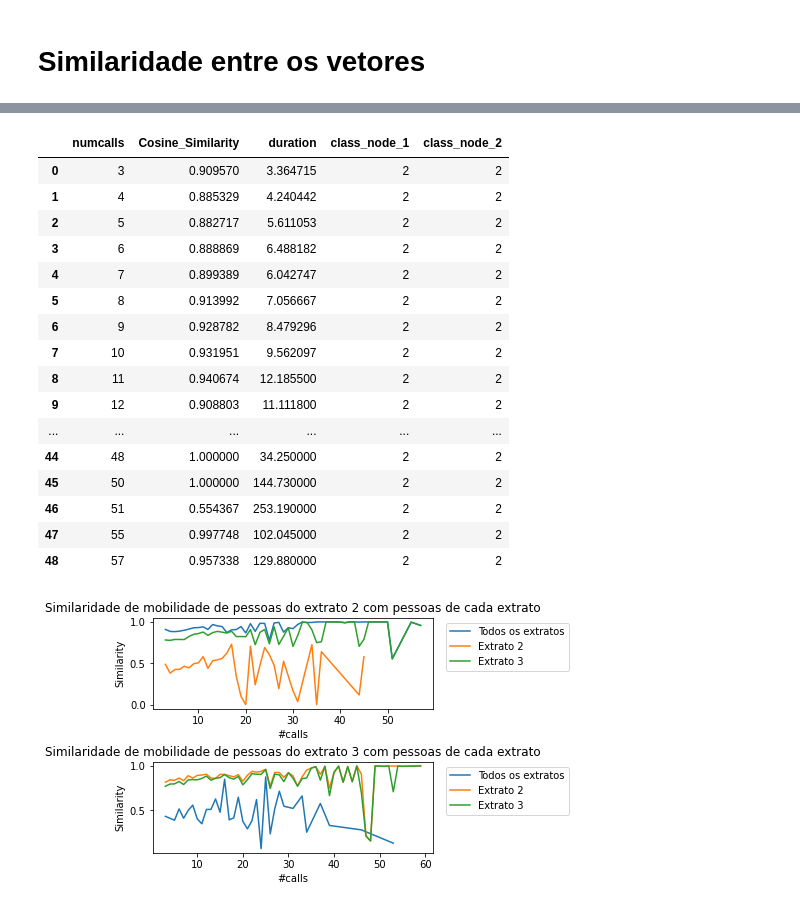
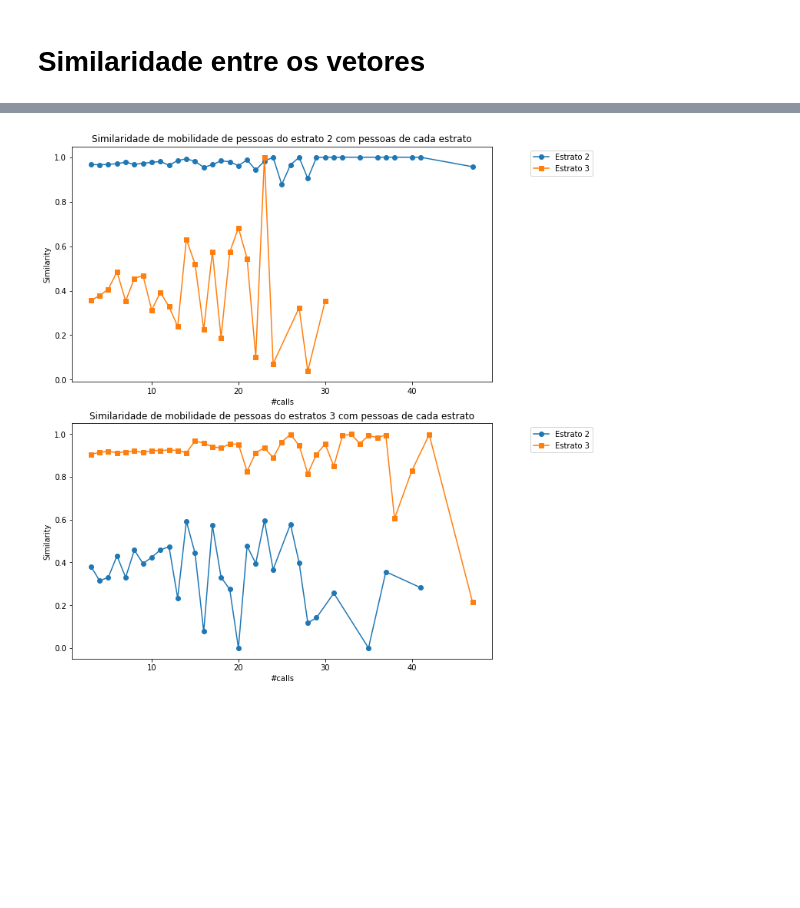
Before and after one commit to ghmc91/Projeto_Mestrado, a Jupyter notebook: Location_Matrix.ipynb, the cells around one changed output, grey strips where cells are left out. Saved outputs shown, nothing was run; the diff lists cells and outputs as text; code cells hidden in the pictures; blank space fills up the shorter version.

```diff
--- a/Location_Matrix.ipynb
+++ b/Location_Matrix.ipynb
@@ -168,12 +126,14 @@ df_3_and_2 = df_similarity_num_calls.loc[(df_similarity_num_calls['class_node_1'
                                          (df_similarity_num_calls['class_node_2'] == 2)]
 df_3_and_3 = df_similarity_num_calls.loc[(df_similarity_num_calls['class_node_1'] == 3) &
                                          (df_similarity_num_calls['class_node_2'] == 3)]
+# %%
+G = nx.read_gml('/home/gustavo/Desktop/Mestrado/mestrado_dados/Redes/redes_sjdr/sjdr_social_directed_no_null_outdegree_with_class.gml')
 # %%
 def sort_dataframes(dfs):
     new_df = []
     for df in dfs:
-        df = df.groupby(['Cosine_Similarity','numcalls']).first().reset_index()
-        df = df.sort_values(by=['numcalls', 'Cosine_Similarity'])
+        #df = df.groupby(['Cosine_Similarity','num_calls']).first().reset_index()
+        df = df.sort_values(by=['num_calls', 'Cosine_Similarity'])
         new_df.append(df)
     return new_df
 df = sort_dataframes([df_2_and_2,df_2_and_3,df_2_and_all,df_3_and_2, df_3_and_3, df_3_and_all])
@@ -180,69 +155,57 @@ df = sort_dataframes([df_2_and_2,df_2_and_3,df_2_and_all,df_3_and_2, df_3_and_3,
+# %%
+for d in df:
+    d['Reciprocity'] = ''
+    for n, i in zip(d['Node_1'], d.index):
+        d.at[i, 'Reciprocity'] = nx.reciprocity(G, n)
 # %%
 df_new = []
 for d in df:
-    df_new.append(d.groupby('numcalls').mean().reset_index())
+    #d = d[['num_calls', 'Cosine_Similarity']]
+    d['Reciprocity'] = pd.to_numeric(d['Reciprocity'])
+    df_new.append(d.groupby(['num_calls'])[['Cosine_Similarity', 'Reciprocity']].mean().reset_index())
-# %%
-df_new[0]
-# %% [output]
-|  | numcalls | Cosine_Similarity | duration | class_node_1 | class_node_2 |
-| 0 | 3 | 0.909570 | 3.364715 | 2 | 2 |
-| 1 | 4 | 0.885329 | 4.240442 | 2 | 2 |
-| 2 | 5 | 0.882717 | 5.611053 | 2 | 2 |
-| 3 | 6 | 0.888869 | 6.488182 | 2 | 2 |
-| 4 | 7 | 0.899389 | 6.042747 | 2 | 2 |
-| 5 | 8 | 0.913992 | 7.056667 | 2 | 2 |
-| 6 | 9 | 0.928782 | 8.479296 | 2 | 2 |
-| 7 | 10 | 0.931951 | 9.562097 | 2 | 2 |
-| 8 | 11 | 0.940674 | 12.185500 | 2 | 2 |
-| 9 | 12 | 0.908803 | 11.111800 | 2 | 2 |
-| ... | ... | ... | ... | ... | ... |
-| 44 | 48 | 1.000000 | 34.250000 | 2 | 2 |
-| 45 | 50 | 1.000000 | 144.730000 | 2 | 2 |
-| 46 | 51 | 0.554367 | 253.190000 | 2 | 2 |
-| 47 | 55 | 0.997748 | 102.045000 | 2 | 2 |
-| 48 | 57 | 0.957338 | 129.880000 | 2 | 2 |
 # %%
-x1 = df_new[0]['numcalls'].to_numpy()
+x1 = df_new[0]['num_calls'].to_numpy()
 y1 = df_new[0]['Cosine_Similarity'].to_numpy()
 
-x2 = df_new[1]['numcalls'].to_numpy()
+x2 = df_new[1]['num_calls'].to_numpy()
 y2 = df_new[1]['Cosine_Similarity'].to_numpy()
 
-x3 = df_new[2]['numcalls'].to_numpy()
+x3 = df_new[2]['num_calls'].to_numpy()
 y3 = df_new[2]['Cosine_Similarity'].to_numpy()
 
-_x1 = df_new[3]['numcalls'].to_numpy()
+_x1 = df_new[3]['num_calls'].to_numpy()
 _y1 = df_new[3]['Cosine_Similarity'].to_numpy()
 
-_x2 = df_new[4]['numcalls'].to_numpy()
+_x2 = df_new[4]['num_calls'].to_numpy()
 _y2 = df_new[4]['Cosine_Similarity'].to_numpy()
 
-_x3 = df_new[5]['numcalls'].to_numpy()
+_x3 = df_new[5]['num_calls'].to_numpy()
 _y3 = df_new[5]['Cosine_Similarity'].to_numpy()
 
-fig, (ax1, ax2) = plt.subplots(2,1, constrained_layout=True)
+fig, (ax1, ax2) = plt.subplots(2,1,figsize=(10,10), constrained_layout=True)
 
-ax1.plot(x1, y1, label='Todos os extratos')
-ax1.plot(x2, y2, label='Extrato 2')
-ax1.plot(x3, y3, label='Extrato 3')
+ax1.plot(x1, y1, label='Estrato 2',marker='o')
+ax1.plot(x2, y2, label='Estrato 3',marker='s')
+#ax1.plot(x3, y3, label='Todos os estratos')
 
 ax1.set_xlabel('#calls')
 ax1.set_ylabel('Similarity')
 
-ax1.set_title('Similaridade de mobilidade de pessoas do extrato 2 com pessoas de cada extrato')
-ax1.legend(loc="upper right", bbox_to_anchor=(1.5, 1))
+ax1.set_title('Similaridade de mobilidade de pessoas do estrato 2 com pessoas de cada estrato')
+ax1.legend(loc="upper right", bbox_to_anchor=(1.25, 1))
 
-ax2.plot(_x1, _y1, label='Todos os extratos')
-ax2.plot(_x2, _y2, label='Extrato 2')
-ax2.plot(_x3, _y3, label='Extrato 3')
+ax2.plot(_x1, _y1, label='Estrato 2', marker='o')
+ax2.plot(_x2, _y2, label='Estrato 3', marker='s')
+#ax2.plot(_x3, _y3, label='Todos os estratos')
 
 ax2.set_xlabel('#calls')
 ax2.set_ylabel('Similarity')
 
-ax2.set_title('Similaridade de mobilidade de pessoas do extrato 3 com pessoas de cada extrato')
-ax2.legend(loc="upper right", bbox_to_anchor=(1.5, 1))
+ax2.set_title('Similaridade de mobilidade de pessoas do estratos 3 com pessoas de cada estrato')
+ax2.legend(loc="upper right", bbox_to_anchor=(1.25, 1))
 
 
+plt.savefig('/home/gustavo/Desktop/Mestrado/mestrado_dados/graficos/Similaridade_x_rank/Similridade_numcalss.png')
 plt.show()
 # %% [output]
-[figure, old version]
+[figure, new version]
```
Also changed, not shown: parts of 11 cells of this notebook, 16 other files.
